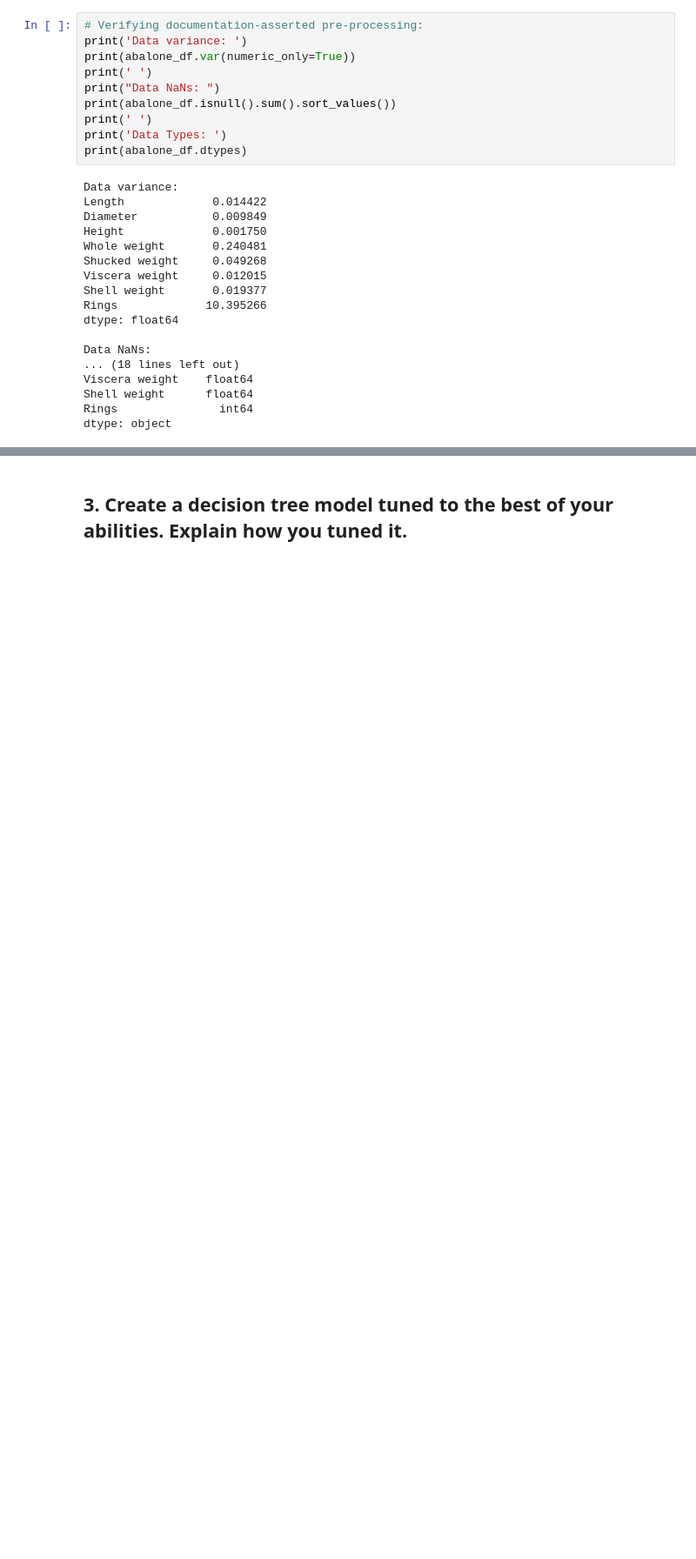
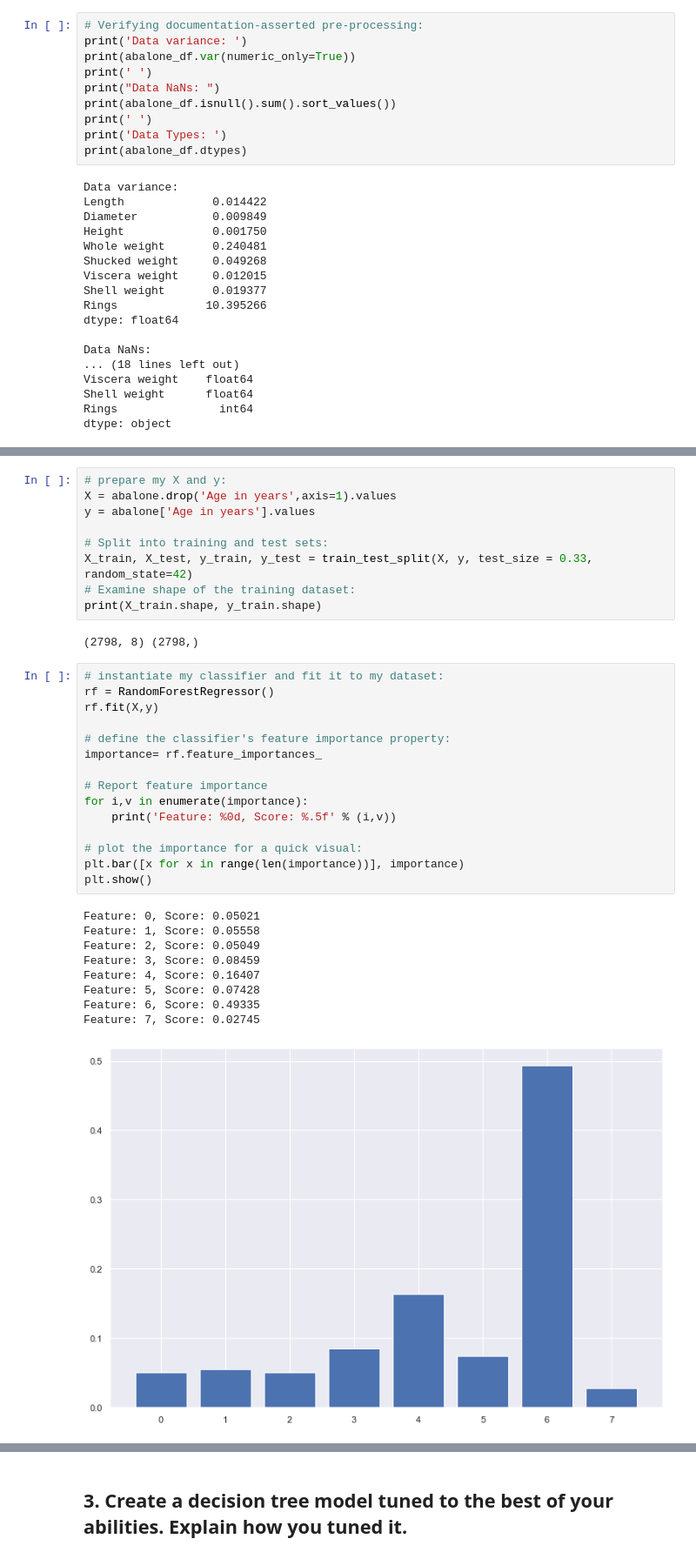
Before and after one commit to N-J-Miller/Week_17, a Jupyter notebook: Week_17_Homework.ipynb, the cells around one changed output, grey strips where cells are left out. Shown: that part at 87% size. Drawn from its saved outputs; the diff is of its cells as text; blank space fills up the shorter version.

```diff
--- a/Week_17_Homework.ipynb
+++ b/Week_17_Homework.ipynb
@@ -191,0 +214,36 @@ Obviously the many weight columns have strong multicolinnearity. I will have to
+# %%
+# prepare my X and y:
+X = abalone.drop('Age in years',axis=1).values
+y = abalone['Age in years'].values
+
+# Split into training and test sets:
+X_train, X_test, y_train, y_test = train_test_split(X, y, test_size = 0.33, random_state=42)
+# Examine shape of the training dataset:
+print(X_train.shape, y_train.shape)
+# %% [output]
+(2798, 8) (2798,)
+# %%
+# instantiate my classifier and fit it to my dataset:
+rf = RandomForestRegressor()
+rf.fit(X,y)
+
+# define the classifier's feature importance property:
+importance= rf.feature_importances_
+
+# Report feature importance
+for i,v in enumerate(importance):
+    print('Feature: %0d, Score: %.5f' % (i,v))
+
+# plot the importance for a quick visual:
+plt.bar([x for x in range(len(importance))], importance)
+plt.show()
+# %% [output]
+Feature: 0, Score: 0.05021
+Feature: 1, Score: 0.05558
+Feature: 2, Score: 0.05049
+Feature: 3, Score: 0.08459
+Feature: 4, Score: 0.16407
+Feature: 5, Score: 0.07428
+Feature: 6, Score: 0.49335
+Feature: 7, Score: 0.02745
+[figure, added]
```
Also changed, not shown: parts of 46 cells of this notebook.
